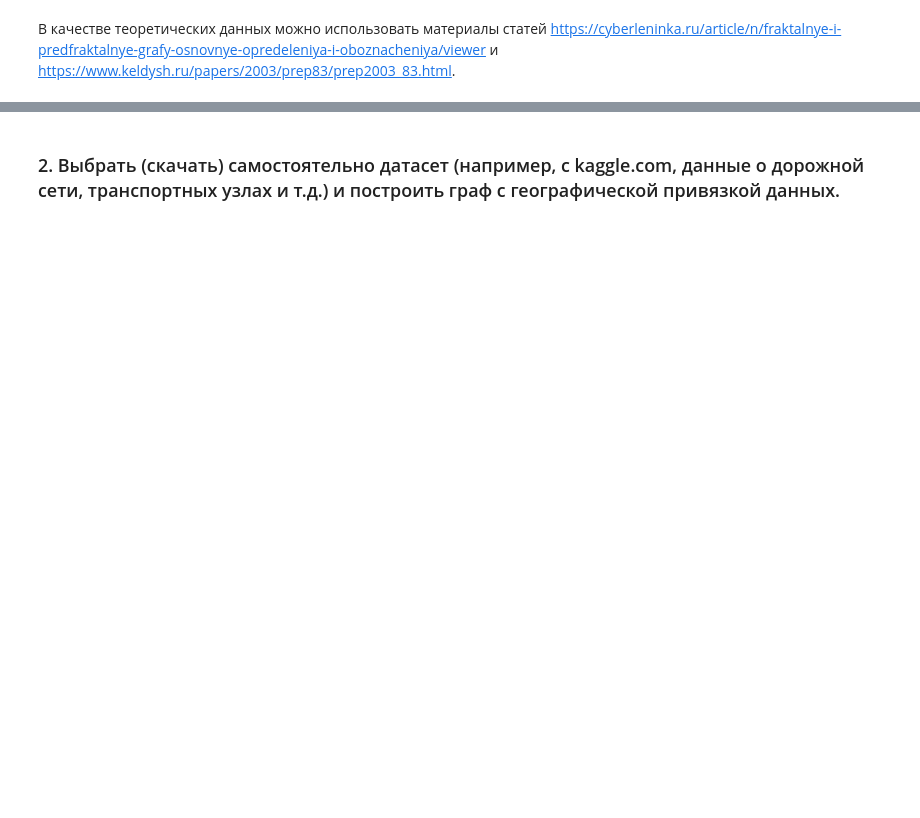
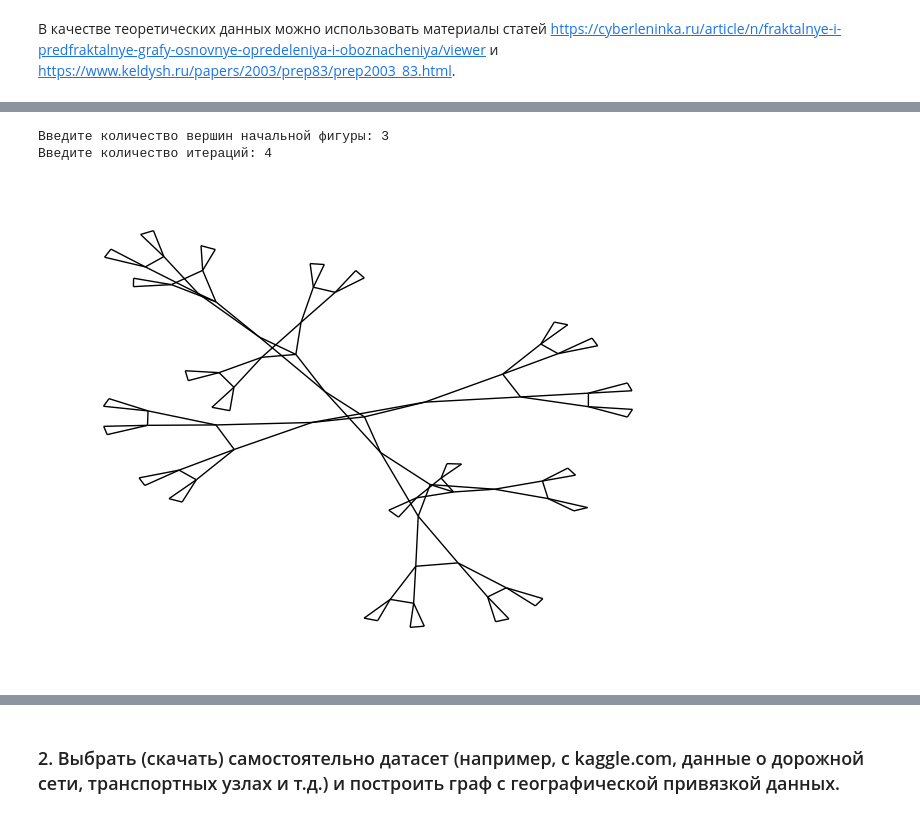
Before and after one commit to ekatfil/FA, a Jupyter notebook: 3 курс/2 сем/Машинка/Филиппова_Екатерина_ПИ21_7_Лабораторная_3_4.ipynb, the cells around one changed output, grey strips where cells are left out. Saved outputs shown, nothing was run; the diff lists cells and outputs as text; code cells hidden in the pictures; blank space fills up the shorter version.

```diff
--- a/3 курс/2 сем/Машинка/Филиппова_Екатерина_ПИ21_7_Лабораторная_3_4.ipynb
+++ b/3 курс/2 сем/Машинка/Филиппова_Екатерина_ПИ21_7_Лабораторная_3_4.ipynb
@@ -183,0 +86,6 @@ plt.show()
+# %%
+draw_fractal_graph()
+# %% [output]
+Введите количество вершин начальной фигуры: 3
+Введите количество итераций: 4
+[figure, added]
```
Also changed, not shown: parts of 40 cells of this notebook.
